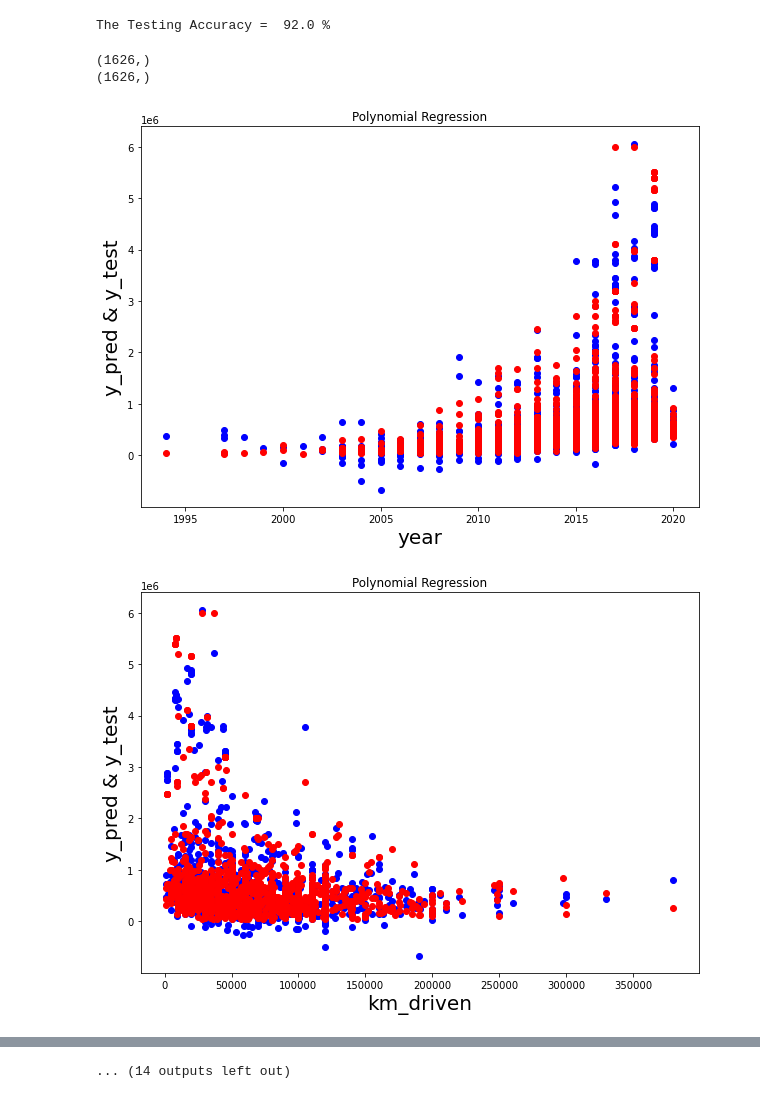
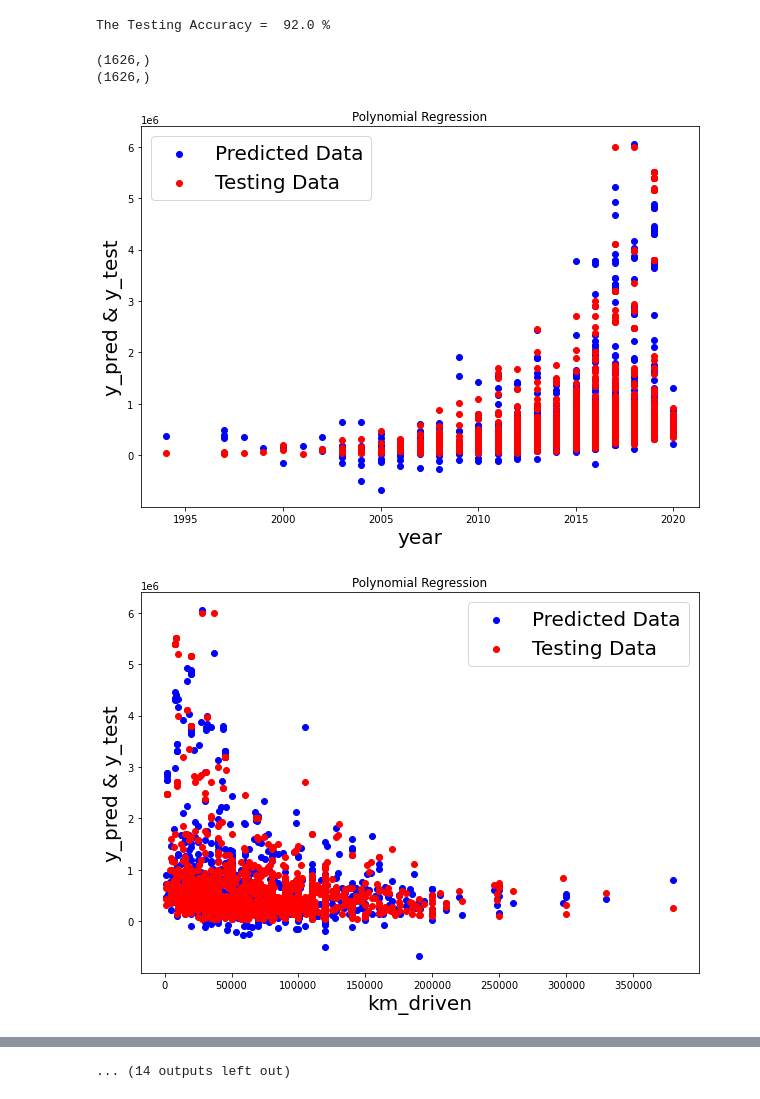
Before and after one commit to ShoroukELSayed/Machine-Learning, a Jupyter notebook: Project/Cars.ipynb, the cells around one changed output, grey strips where cells are left out. Saved outputs shown, nothing was run; the diff lists cells and outputs as text; code cells hidden in the pictures.

```diff
--- a/Project/Cars.ipynb
+++ b/Project/Cars.ipynb
@@ -164,30 +164,32 @@ The Testing Accuracy =  92.0 %
 # %%
 print(x_test[:,0].shape)
 print(y_pred.shape)
 name = np.array(list((pd.get_dummies(data=df)).columns))
 start_value = 19
 j = 0
 for i in range(start_value,25):
       plt.figure(figsize=(10,7))
-      plt.scatter(x_test[:,i], y_poly_pred, color='blue')
-      plt.scatter(x_test[:,i], y_test, color='red' )
+      plt.scatter(x_test[:,i], y_poly_pred, color='blue', label='Predicted Data')
+      plt.scatter(x_test[:,i], y_test, color='red', label='Testing Data' )
+      plt.legend (fontsize=20)
       plt.title('Polynomial Regression')
       plt.xlabel(name[j] , fontsize=20)
       plt.ylabel('y_pred & y_test' , fontsize=20)
       plt.show()
       j +=1
 j +=1
 for i in range(19):
       plt.figure(figsize=(10,7))
-      plt.scatter(x_test[:,i], y_poly_pred, color='blue')
-      plt.scatter(x_test[:,i], y_test, color='red' )
+      plt.scatter(x_test[:,i], y_poly_pred, color='blue', label='Predicted Data')
+      plt.scatter(x_test[:,i], y_test, color='red', label='Testing Data' )
+      plt.legend (fontsize=20)
       plt.title('Polynomial Regression')
       plt.xlabel(name[j] , fontsize=20)
       plt.ylabel('y_pred & y_test' , fontsize=20)
       plt.show()
       j +=1
 # %% [output]
 (1626,)
 (1626,)
-[figure, old version]
+[figure, new version]
-[figure, old version]
+[figure, new version]
```
Also changed, not shown: parts of 1 cell of this notebook.
